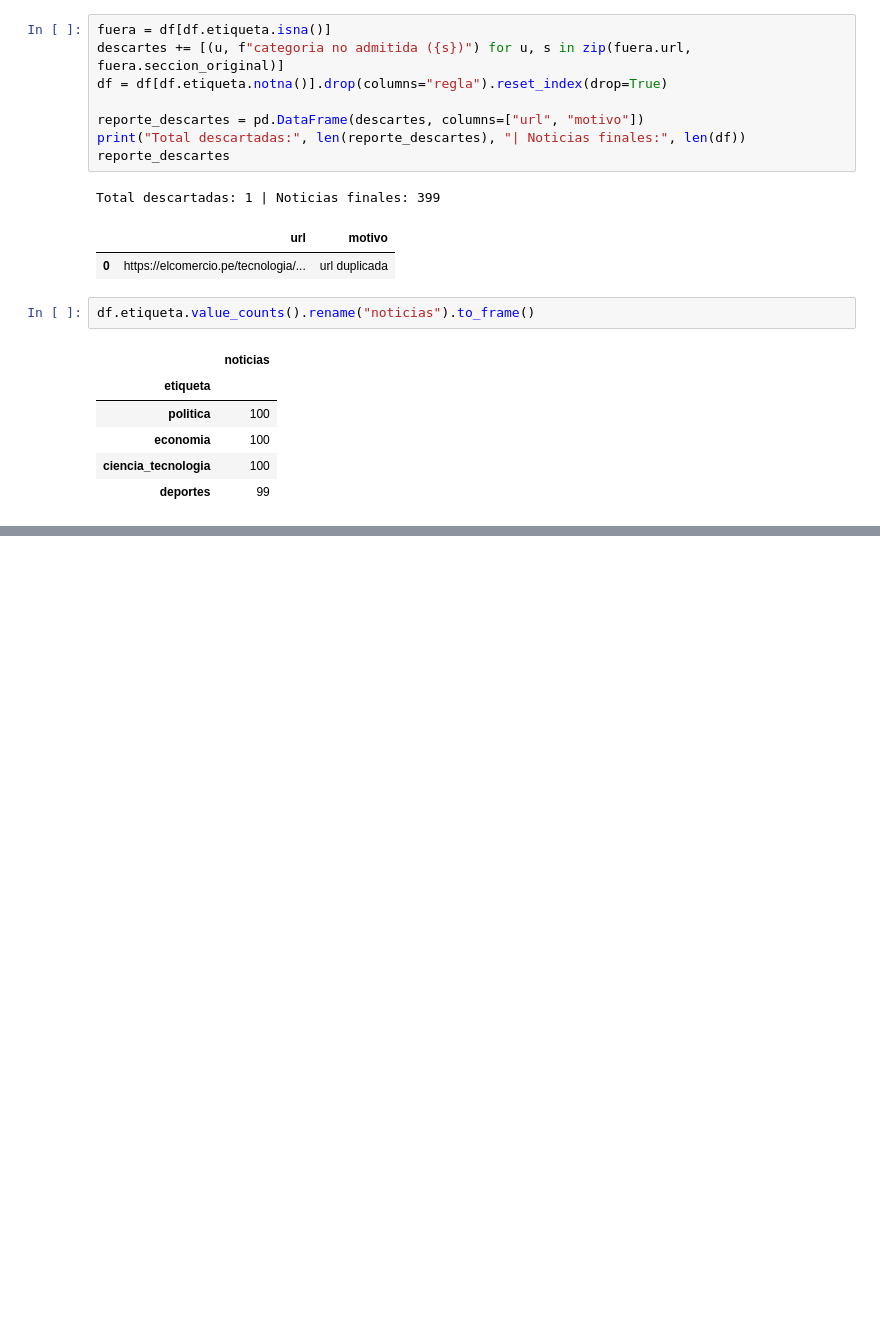
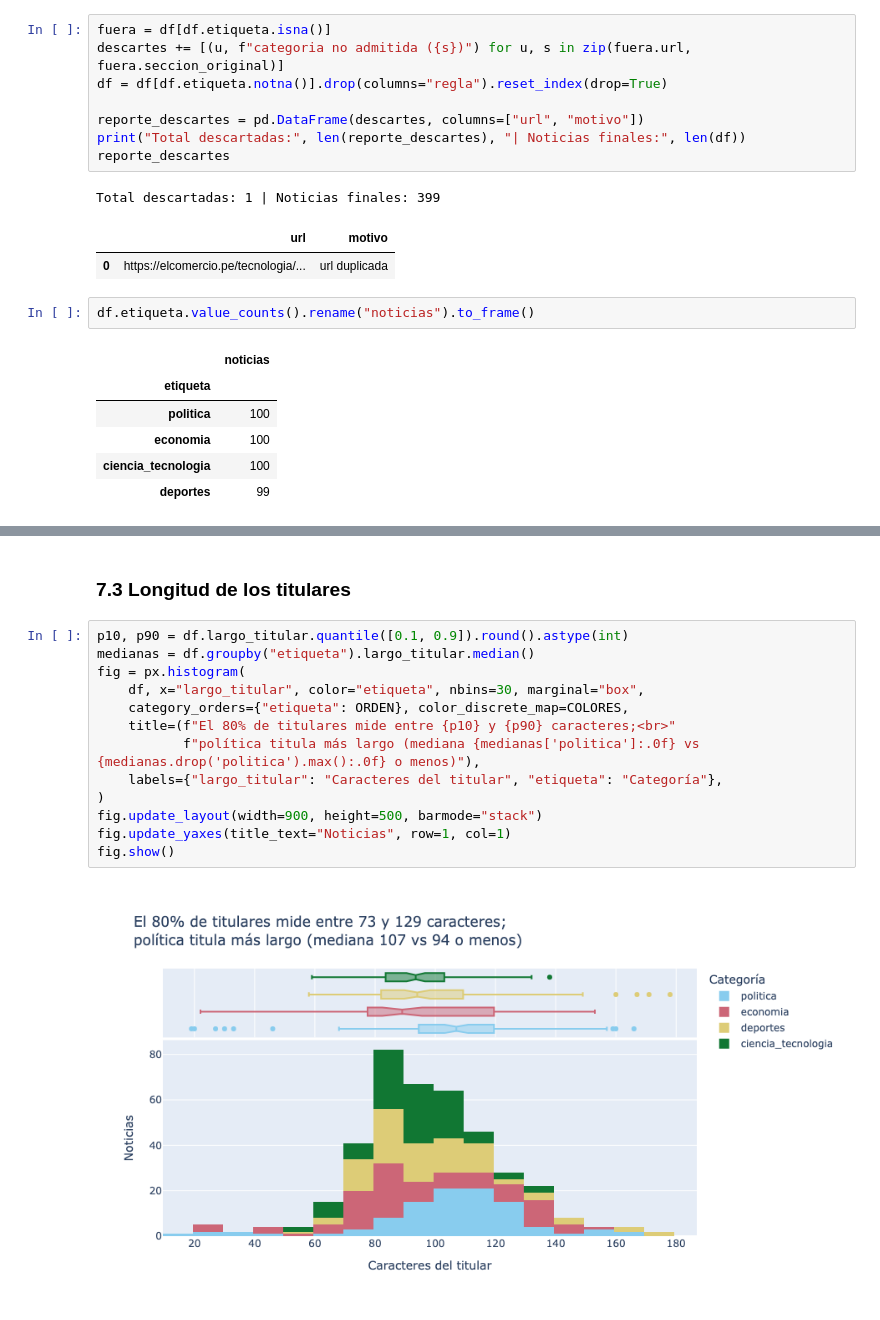
Before and after one commit to grey-d18/grey_diplomado, a Jupyter notebook: tarea_1/01_recoleccion.ipynb, the cells around one changed output, grey strips where cells are left out. Drawn from its saved outputs; the diff is of its cells as text; blank space fills up the shorter version.

```diff
--- a/tarea_1/01_recoleccion.ipynb
+++ b/tarea_1/01_recoleccion.ipynb
@@ -457,0 +515,17 @@ df.etiqueta.value_counts().rename("noticias").to_frame()
+# %% [markdown]
+### 7.3 Longitud de los titulares
+# %%
+p10, p90 = df.largo_titular.quantile([0.1, 0.9]).round().astype(int)
+medianas = df.groupby("etiqueta").largo_titular.median()
+fig = px.histogram(
+    df, x="largo_titular", color="etiqueta", nbins=30, marginal="box",
+    category_orders={"etiqueta": ORDEN}, color_discrete_map=COLORES,
+    title=(f"El 80% de titulares mide entre {p10} y {p90} caracteres;<br>"
+           f"política titula más largo (mediana {medianas['politica']:.0f} vs {medianas.drop('politica').max():.0f} o menos)"),
+    labels={"largo_titular": "Caracteres del titular", "etiqueta": "Categoría"},
+)
+fig.update_layout(width=900, height=500, barmode="stack")
+fig.update_yaxes(title_text="Noticias", row=1, col=1)
+fig.show()
+# %% [output]
+[figure, added]
```
Also changed, not shown: parts of 15 cells of this notebook, 1 other file.
